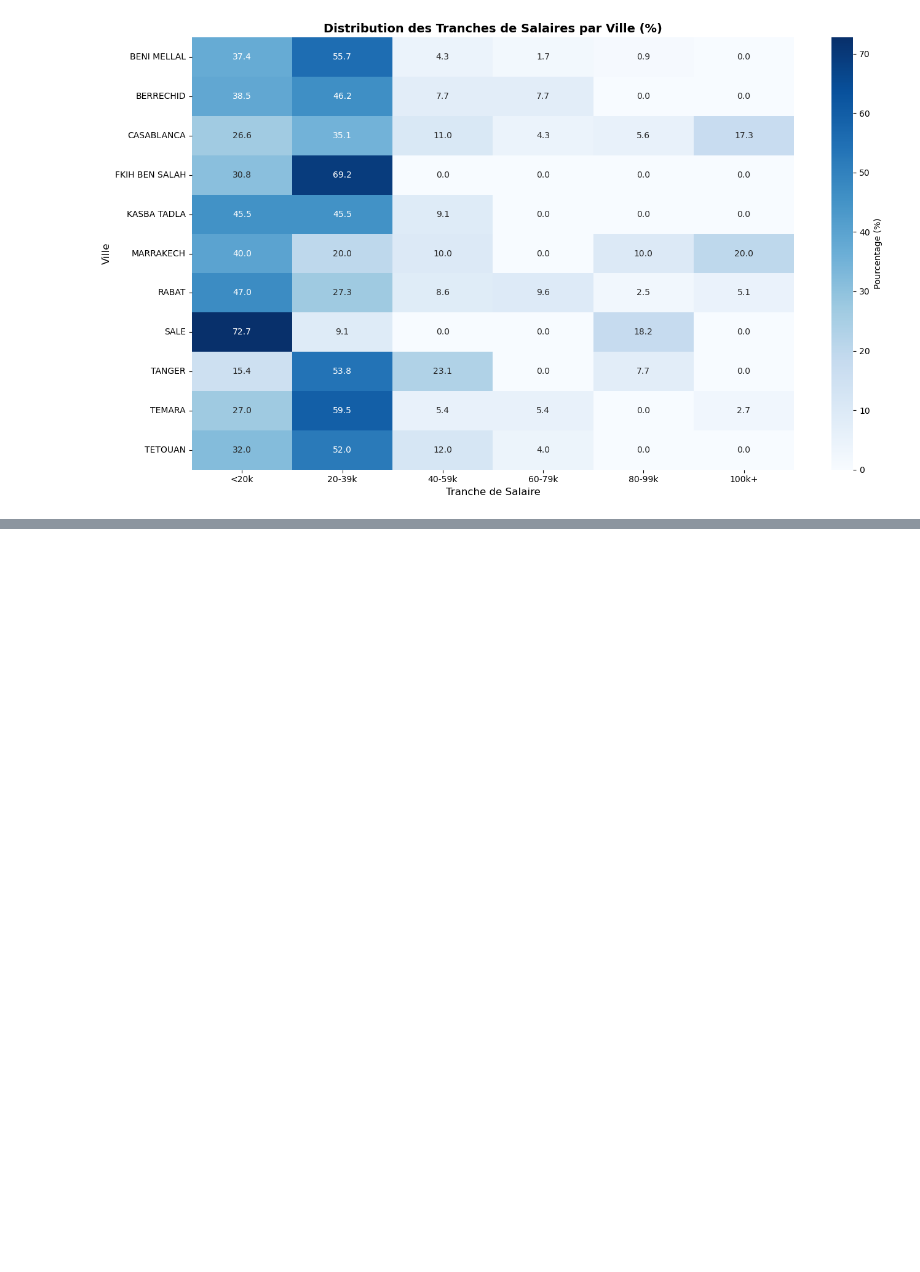
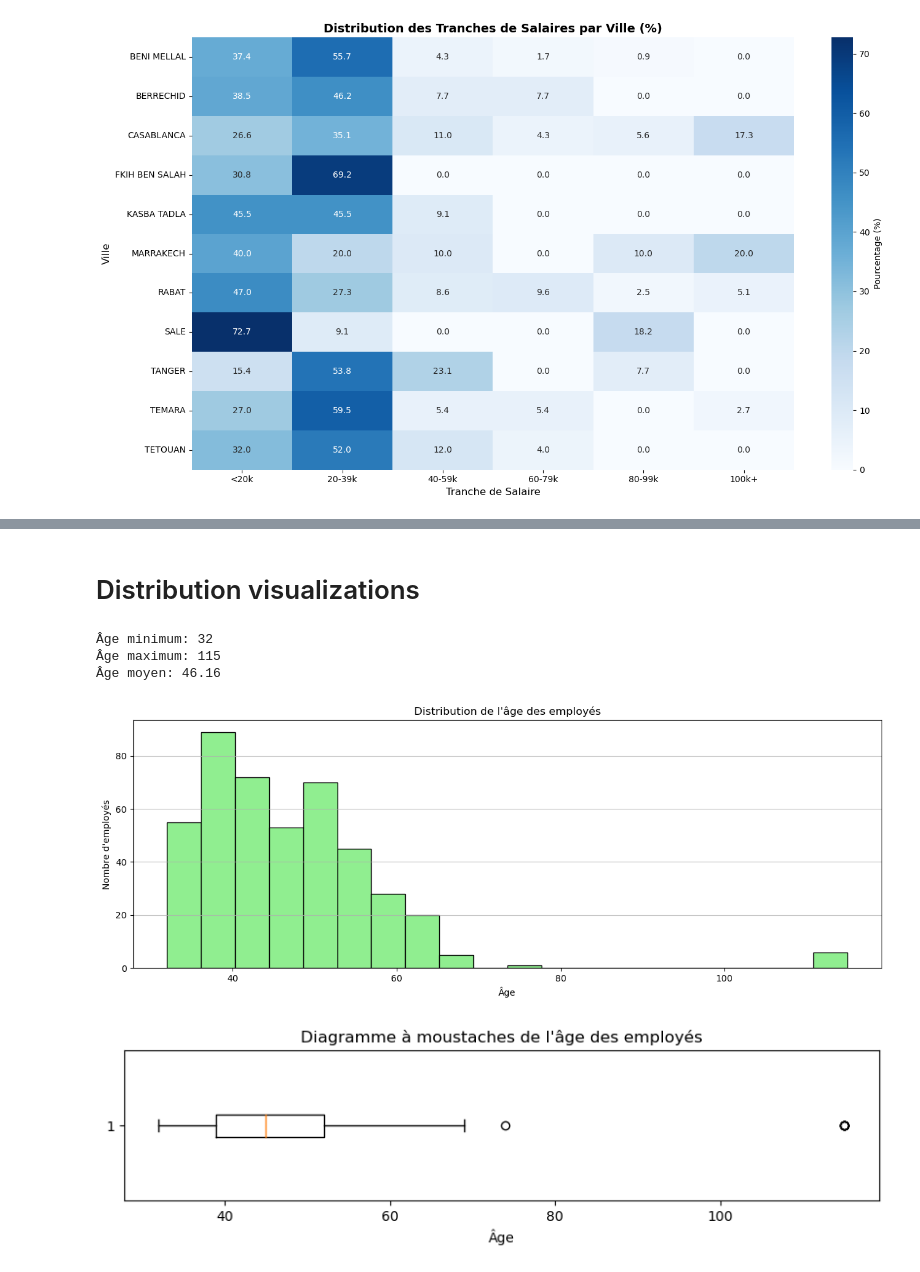
Before and after one commit to ayasqualli/proba1-tps, a Jupyter notebook: TP/tp.ipynb, the cells around one changed output, grey strips where cells are left out. Saved outputs shown, nothing was run; the diff lists cells and outputs as text; code cells hidden in the pictures; blank space fills up the shorter version.

Commit message:
add case study for casa

```diff
--- a/TP/tp.ipynb
+++ b/TP/tp.ipynb
@@ -600,0 +604,5 @@ plt.show()
+# %%
+## Make a restricted dataframe for Casablanca City
+
+casa_df = df_cleaned[df_cleaned['ville'] == 'CASABLANCA']
+print(casa_df)
@@ -600,0 +627,35 @@ plt.show()
+# %% [markdown]
+# Distribution visualizations
+# %%
+## Age distributions
+
+# Age minimum et maximum
+min_age = casa_df['age'].min()
+max_age = casa_df['age'].max()
+print(f"\nÂge minimum: {min_age}")
+print(f"Âge maximum: {max_age}")
+age_moyen = df_cleaned['age'].mean()
+print(f"Âge moyen: {age_moyen:.2f}")
+
+
+# Visualiser la distribution de l'âge
+plt.figure(figsize=(15, 5))
+plt.hist(casa_df['age'], bins=20, color='lightgreen', edgecolor='black')
+plt.title("Distribution de l'âge des employés")
+plt.xlabel("Âge")
+plt.ylabel("Nombre d'employés")
+plt.grid(axis='y', alpha=0.75)
+plt.show()
+
+# Visualiser la répartition grâce à un boxplot
+plt.figure(figsize=(10, 2))
+plt.boxplot(casa_df['age'], vert=False)
+plt.title("Diagramme à moustaches de l'âge des employés")
+plt.xlabel("Âge")
+plt.show()
+# %% [output]
+Âge minimum: 32
+Âge maximum: 115
+Âge moyen: 46.16
+[figure, added]
+[figure, added]
```
Also changed, not shown: parts of 9 cells of this notebook.
